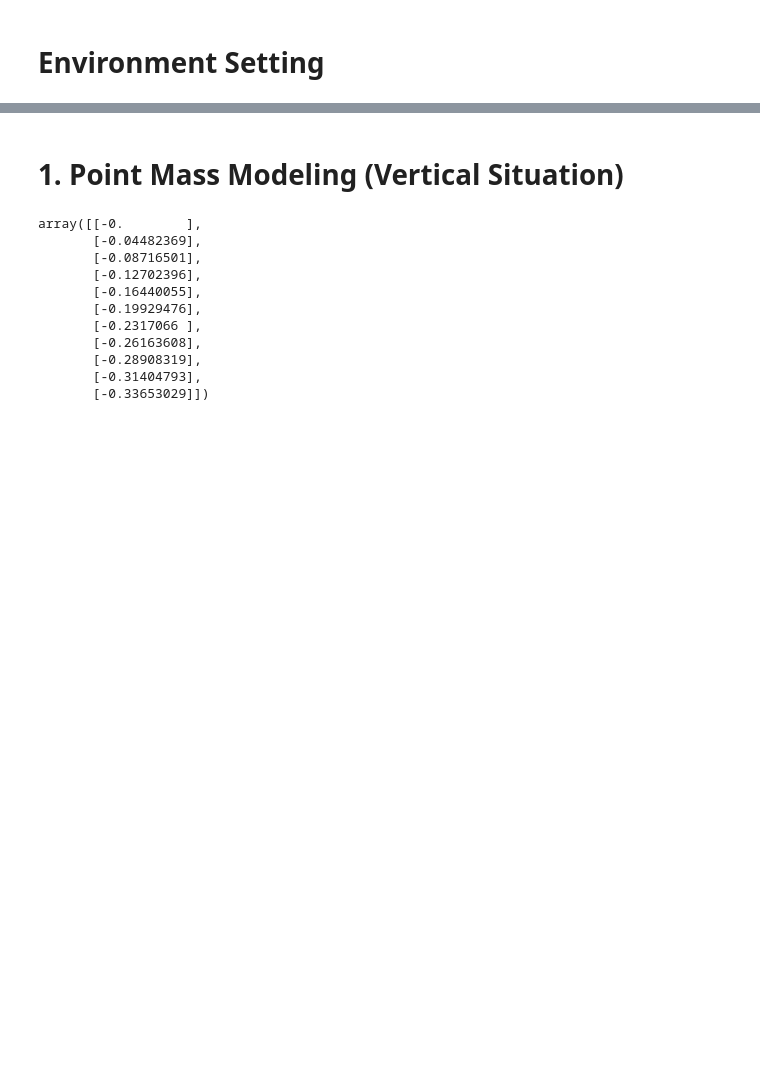
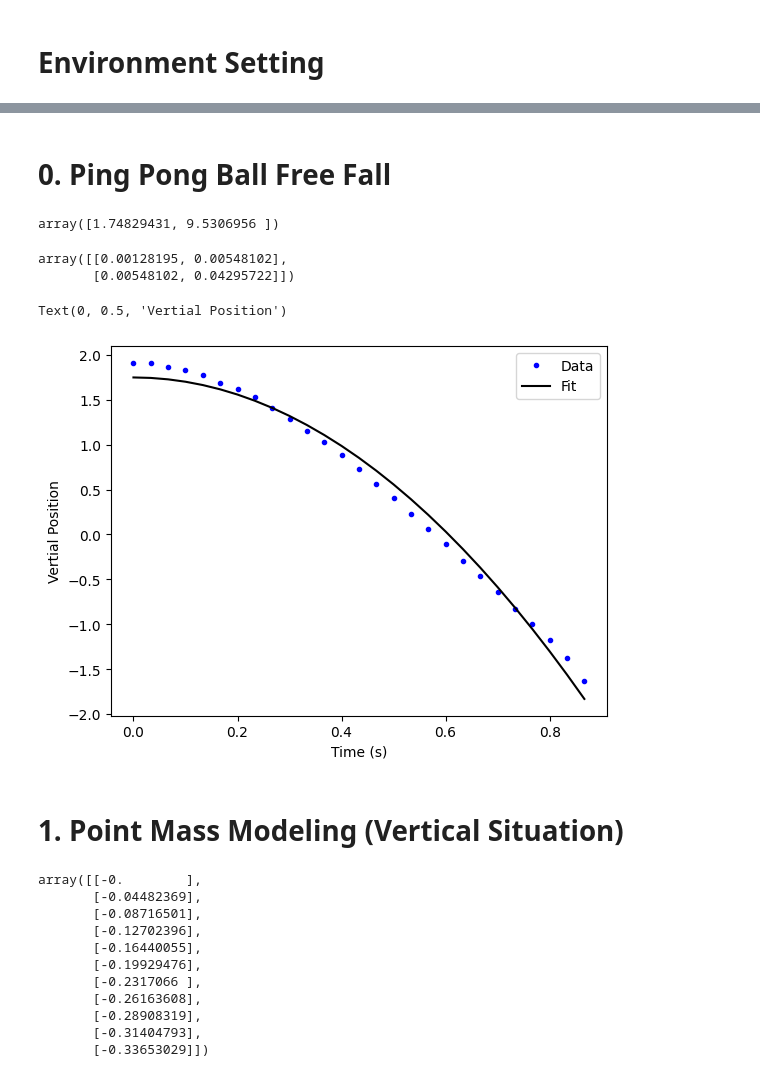
Before and after one commit to BrainConnection/Small_Project, a Jupyter notebook: Slinky Project.ipynb, the cells around one changed output, grey strips where cells are left out. Cells and saved outputs as stored; diff of their text form; code cells hidden in the pictures; blank space fills up the shorter version.

```diff
--- a/Slinky Project.ipynb
+++ b/Slinky Project.ipynb
@@ -24,3 +31,33 @@ import matplotlib.pyplot as plt
+# %% [markdown]
+# 0. Ping Pong Ball Free Fall
+# %%
+tlist = np.array([(1/30)*i for i in range(27)])
+ylist = np.array([1.91, 1.91, 1.87, 1.83, 1.77, 1.69, 1.62, 1.53, 1.41, 1.29,
+         1.15, 1.03, 0.882, 0.731, 0.563, 0.408, 0.226, 0.0587, -0.106,
+         -0.29, -0.466, -0.643, -0.833, -1, -1.17, -1.37, -1.63])
+# %%
+def func(t, b, a):
+    return b - 0.5 * a * t**2
+popt, pcov = curve_fit(func, tlist, ylist, p0 = [1.91, 9.8])
+# %%
+popt
+# %% [output]
+array([1.74829431, 9.5306956 ])
+# %%
+pcov
+# %% [output]
+array([[0.00128195, 0.00548102],
+       [0.00548102, 0.04295722]])
+# %%
+fig, ax = plt.subplots(1, 1)
+ax.plot(tlist, ylist, marker='.', lw=0, label = 'Data', color='blue')
+ax.plot(tlist, func(tlist, popt[0], popt[1]), label = 'Fit', color='black')
+ax.legend()
+ax.set_xlabel('Time (s)')
+ax.set_ylabel('Vertial Position')
+# %% [output]
+Text(0, 0.5, 'Vertial Position')
+[figure, added]
 # %% [markdown]
 # 1. Point Mass Modeling (Vertical Situation)
 # %%
```
Also changed, not shown: parts of 2 cells of this notebook.
